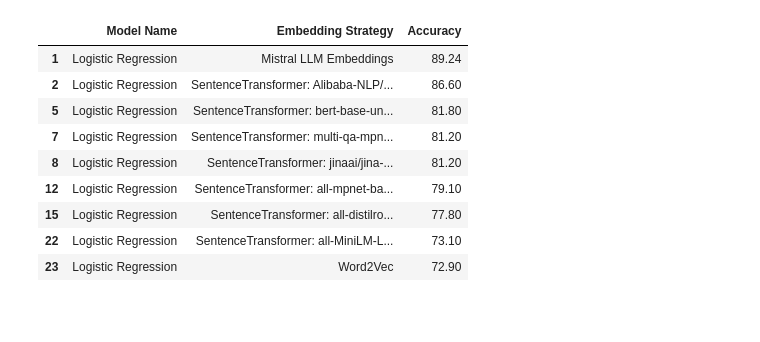
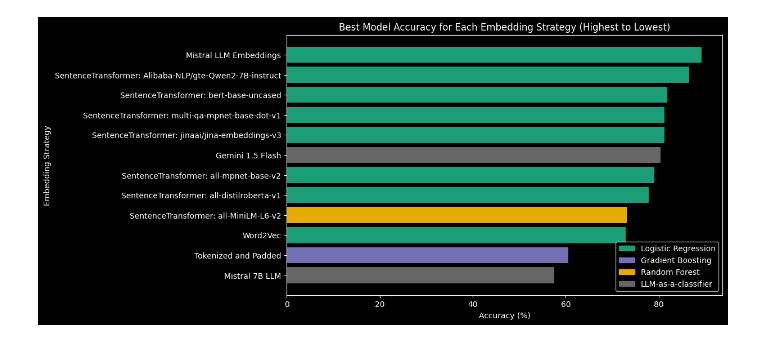
Before and after one commit to elgevan/sarcasm-embedding-exp, a Jupyter notebook: sarcasm_embedding_plot.ipynb, the cells around one changed output. Cells and saved outputs as stored; diff of their text form; code cells hidden in the pictures; blank space fills up the shorter version.

```diff
--- a/sarcasm_embedding_plot.ipynb
+++ b/sarcasm_embedding_plot.ipynb
@@ -38,13 +49,28 @@ plt.show()
-# %%
-df_logistic
-# %% [output]
-|  | Model Name | Embedding Strategy | Accuracy |
-| 1 | Logistic Regression | Mistral LLM Embeddings | 89.24 |
-| 2 | Logistic Regression | SentenceTransformer: Alibaba-NLP/... | 86.60 |
-| 5 | Logistic Regression | SentenceTransformer: bert-base-un... | 81.80 |
-| 7 | Logistic Regression | SentenceTransformer: multi-qa-mpn... | 81.20 |
-| 8 | Logistic Regression | SentenceTransformer: jinaai/jina-... | 81.20 |
-| 12 | Logistic Regression | SentenceTransformer: all-mpnet-ba... | 79.10 |
-| 15 | Logistic Regression | SentenceTransformer: all-distilro... | 77.80 |
-| 22 | Logistic Regression | SentenceTransformer: all-MiniLM-L... | 73.10 |
-| 23 | Logistic Regression | Word2Vec | 72.90 |
+# %%
+best_results = df.groupby('Embedding Strategy')['Accuracy'].max().reset_index()
+best_results = best_results.sort_values('Accuracy', ascending=True)
+
+color_palette = plt.cm.get_cmap('Dark2', len(df['Model Name'].unique()))
+model_colors = {model: color_palette(i) for i, model in enumerate(df['Model Name'].unique())}
+plt.figure(figsize=(10, 6))
+
+for index, row in best_results.iterrows():
+    embedding_strategy = row['Embedding Strategy']
+    best_accuracy = row['Accuracy']
+
+    # Find the corresponding model for this best result
+    model_name = df[(df['Embedding Strategy'] == embedding_strategy) & (df['Accuracy'] == best_accuracy)]['Model Name'].iloc[0]
+
+    color = model_colors[model_name]
+    plt.barh(embedding_strategy, best_accuracy, color=color)
+
+plt.xlabel('Accuracy (%)')
+plt.ylabel('Embedding Strategy')
+plt.title('Best Model Accuracy for Each Embedding Strategy (Highest to Lowest)')
+
+handles = [plt.Rectangle((0, 0), 1, 1, color=model_colors[model]) for model in model_colors]
+labels = list(model_colors.keys())
+plt.legend(handles, labels, loc='lower right')
+plt.show()
+# %% [output]
+[figure, added]
```
Also changed, not shown: parts of 1 cell of this notebook.
